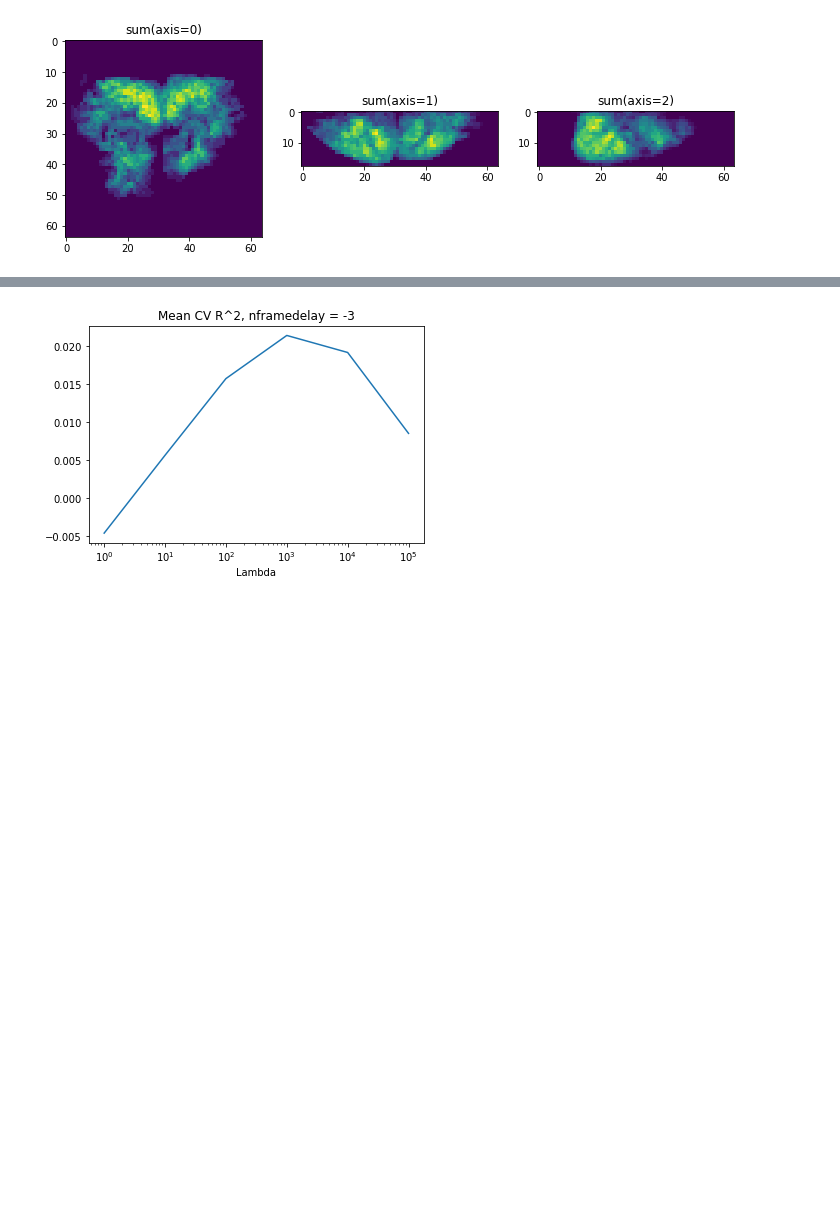
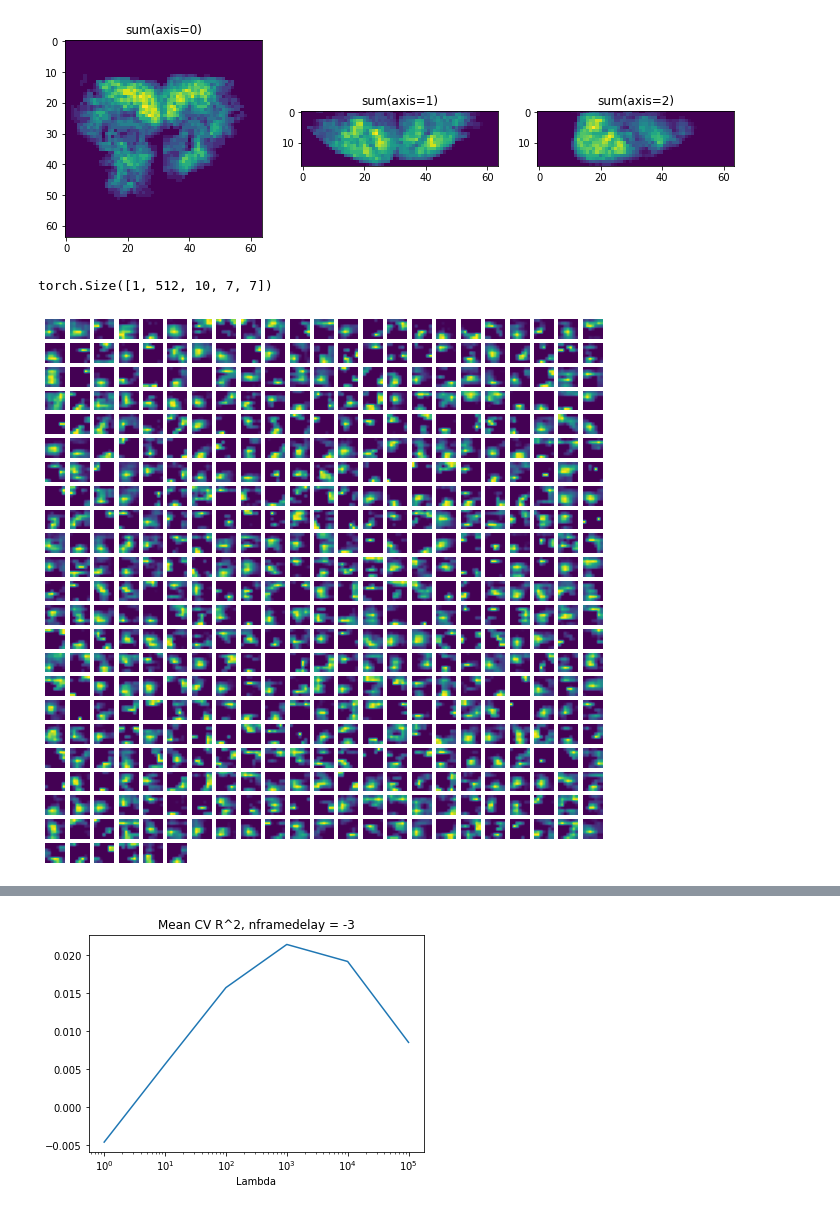
Before and after one commit to patrickmineault/your-head-is-there-to-move-you-around, a Jupyter notebook: notebooks/Test fMRI.ipynb, the cells around one changed output, grey strips where cells are left out. Drawn from its saved outputs; the diff is of its cells as text; code cells hidden in the pictures; blank space fills up the shorter version.

Commit message:
Add fmri processing

```diff
--- a/notebooks/Test fMRI.ipynb
+++ b/notebooks/Test fMRI.ipynb
@@ -29,0 +33,35 @@ Text(0.5, 1.0, 'sum(axis=2)')
+# %%
+import fmri_models
+import torch
+from python_dict_wrapper import wrap
+data = fmri_models.get_dataset(
+    wrap({'dataset': 'vim2',
+          'data_root': '../data',
+          'subset': False}), 'report')
+# %%
+import matplotlib.pyplot as plt
+import numpy as np
+
+layer = 'layer17'
+model, activations, metadata = fmri_models.get_feature_model(
+    wrap({'features': 'r3d_18',
+          'target_layer': layer}))
+model = model.to(device='cuda')
+X, _ = data[50]
+model(torch.tensor(X, device='cuda').unsqueeze(0))
+results = activations[layer]
+#for i in range(results.shape)
+print(results.shape)
+
+grid = int(np.ceil(np.sqrt(results.shape[1])))
+
+post = results.shape[2] // 2
+
+plt.figure(figsize=(10, 10))
+for i in range(results.shape[1]):
+    plt.subplot(grid, grid, i + 1)
+    plt.imshow(results[0, i, post, :, :].cpu().detach().numpy())
+    plt.axis('off')
+# %% [output]
+torch.Size([1, 512, 10, 7, 7])
+[figure, added]
```
Also changed, not shown: parts of 6 cells of this notebook, 6 other files.
